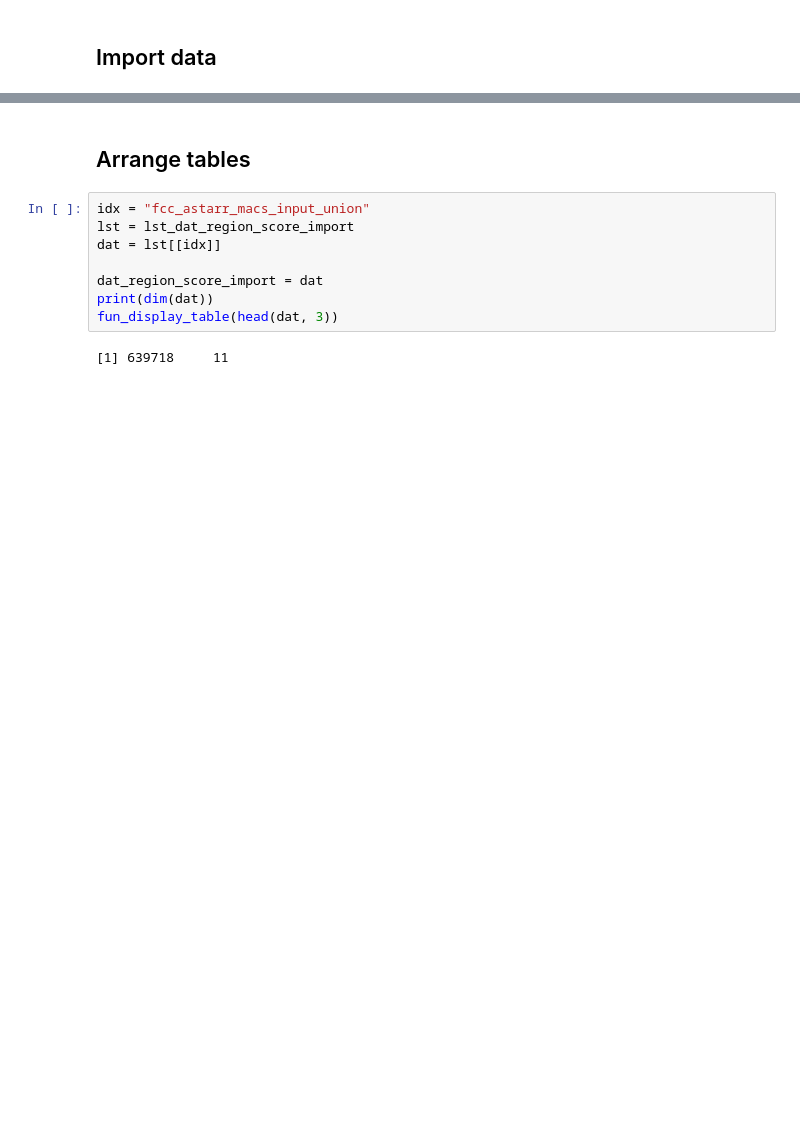
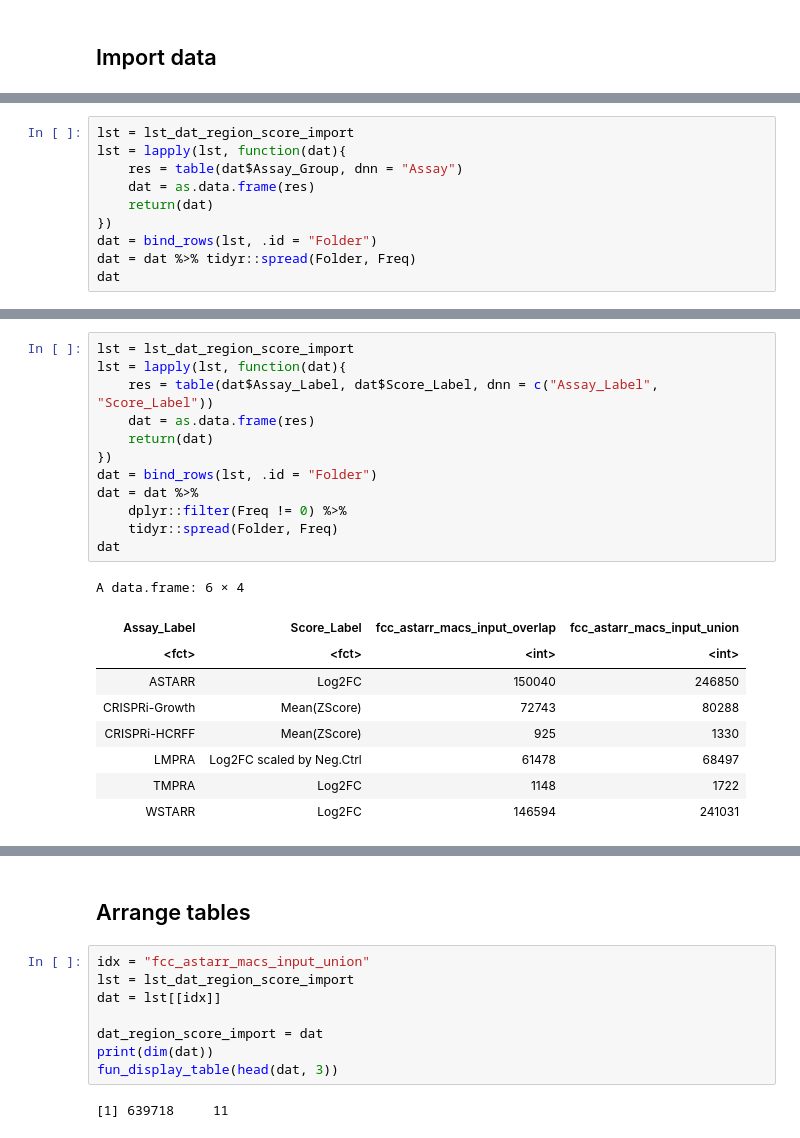
Before and after one commit to ReddyLab/Proj_ENCODE_FCC, a Jupyter notebook: notebooks/22_region_coverage_fcc_score/71_region_coverage_zscore_density_R.ipynb, the cells around one changed output, grey strips where cells are left out. Saved outputs shown, nothing was run; the diff lists cells and outputs as text; blank space fills up the shorter version.

```diff
--- a/notebooks/22_region_coverage_fcc_score/71_region_coverage_zscore_density_R.ipynb
+++ b/notebooks/22_region_coverage_fcc_score/71_region_coverage_zscore_density_R.ipynb
@@ -93,0 +97,10 @@ A tibble: 3 × 11
+# %%
+lst = lst_dat_region_score_import
+lst = lapply(lst, function(dat){
+    res = table(dat$Assay_Group, dnn = "Assay")
+    dat = as.data.frame(res)
+    return(dat)
+})
+dat = bind_rows(lst, .id = "Folder")
+dat = dat %>% tidyr::spread(Folder, Freq)
+dat
@@ -93,0 +117,22 @@ A tibble: 3 × 11
+# %%
+lst = lst_dat_region_score_import
+lst = lapply(lst, function(dat){
+    res = table(dat$Assay_Label, dat$Score_Label, dnn = c("Assay_Label", "Score_Label"))
+    dat = as.data.frame(res)
+    return(dat)
+})
+dat = bind_rows(lst, .id = "Folder")
+dat = dat %>%
+    dplyr::filter(Freq != 0) %>%
+    tidyr::spread(Folder, Freq)
+dat
+# %% [output]
+A data.frame: 6 × 4
+| Assay_Label | Score_Label | fcc_astarr_macs_input_overlap | fcc_astarr_macs_input_union |
+| <fct> | <fct> | <int> | <int> |
+| ASTARR | Log2FC | 150040 | 246850 |
+| CRISPRi-Growth | Mean(ZScore) | 72743 | 80288 |
+| CRISPRi-HCRFF | Mean(ZScore) | 925 | 1330 |
+| LMPRA | Log2FC scaled by Neg.Ctrl | 61478 | 68497 |
+| TMPRA | Log2FC | 1148 | 1722 |
+| WSTARR | Log2FC | 146594 | 241031 |
```
Also changed, not shown: parts of 8 cells of this notebook, 15 other files.
